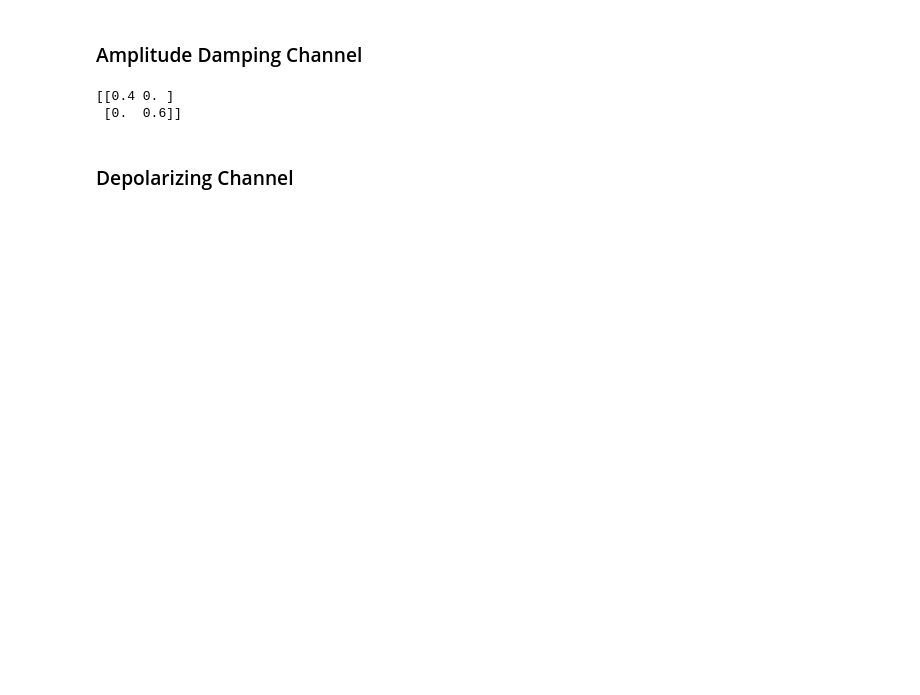
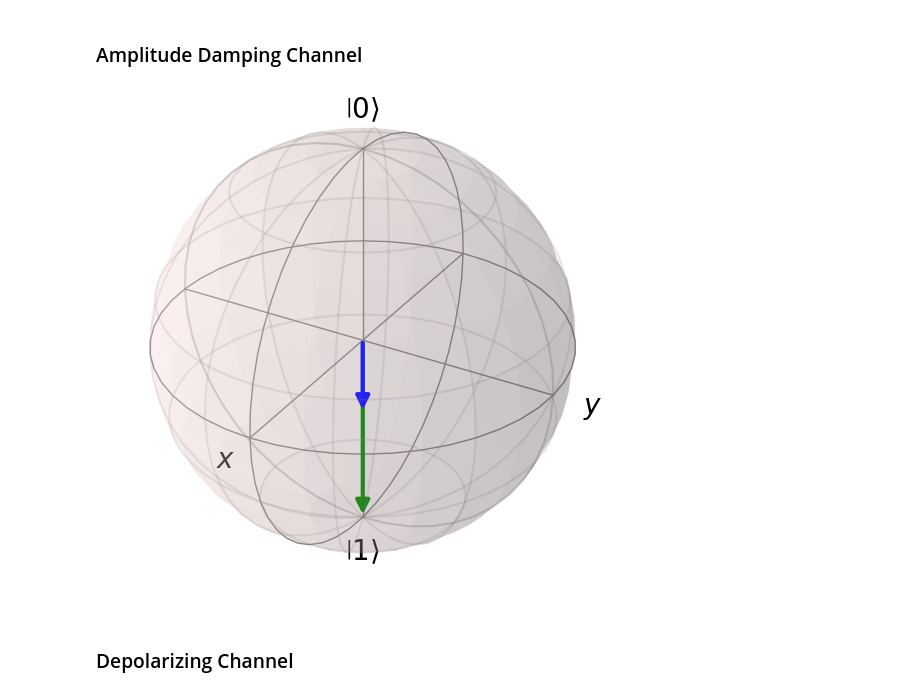
Before and after one commit to Vladulay/quantum-computer-simulation, a Jupyter notebook: tutorial.ipynb, the cells around one changed output. Drawn from its saved outputs; the diff is of its cells as text; code cells hidden in the pictures; blank space fills up the shorter version.

```diff
--- a/tutorial.ipynb
+++ b/tutorial.ipynb
@@ -787,16 +799,21 @@ print(state)
 # %% [markdown]
 ### Amplitude Damping Channel
 # %%
+# create plot
+bloch_sphere = qt.Bloch()
+
 state = np.array([[0, 0], [0, 1]])
+go.plot_bloch_state(state, bloch_sphere, "green")
 
-instructions = go.create_instruction_list([["ampdamp",0.4]])
+instructions = go.create_instruction_list([["ampdamp",0.3,[1]]])
 
 state = reduce(go.apply_instruction, instructions, state)
 
-print(state)
+go.plot_bloch_state(state, bloch_sphere, "blue")
+
+bloch_sphere.show()
 # %% [output]
-[[0.4 0. ]
- [0.  0.6]]
+[figure, added]
 # %% [markdown]
 ### Depolarizing Channel
 # %%
```
Also changed, not shown: parts of 25 cells of this notebook, 2 other files.
